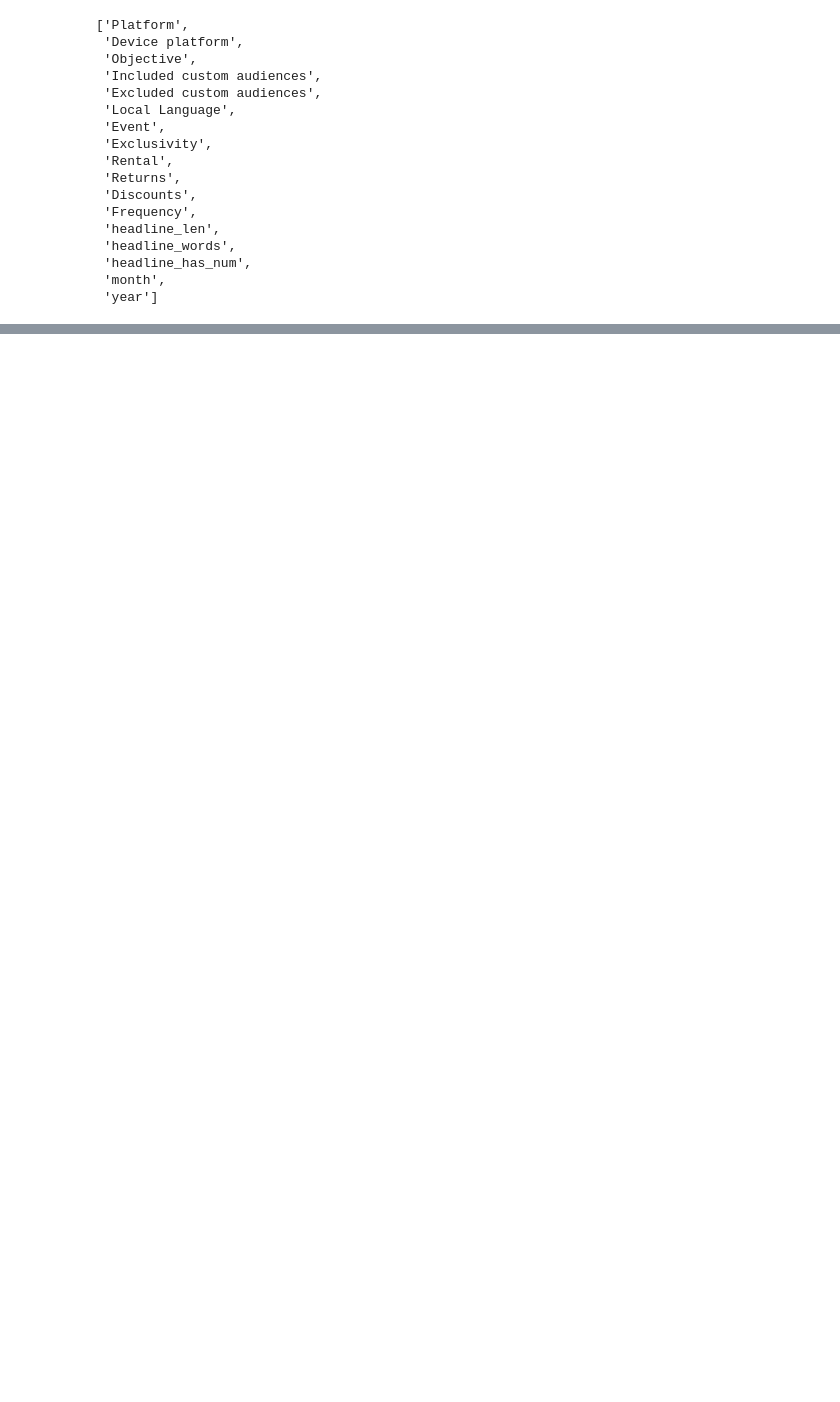
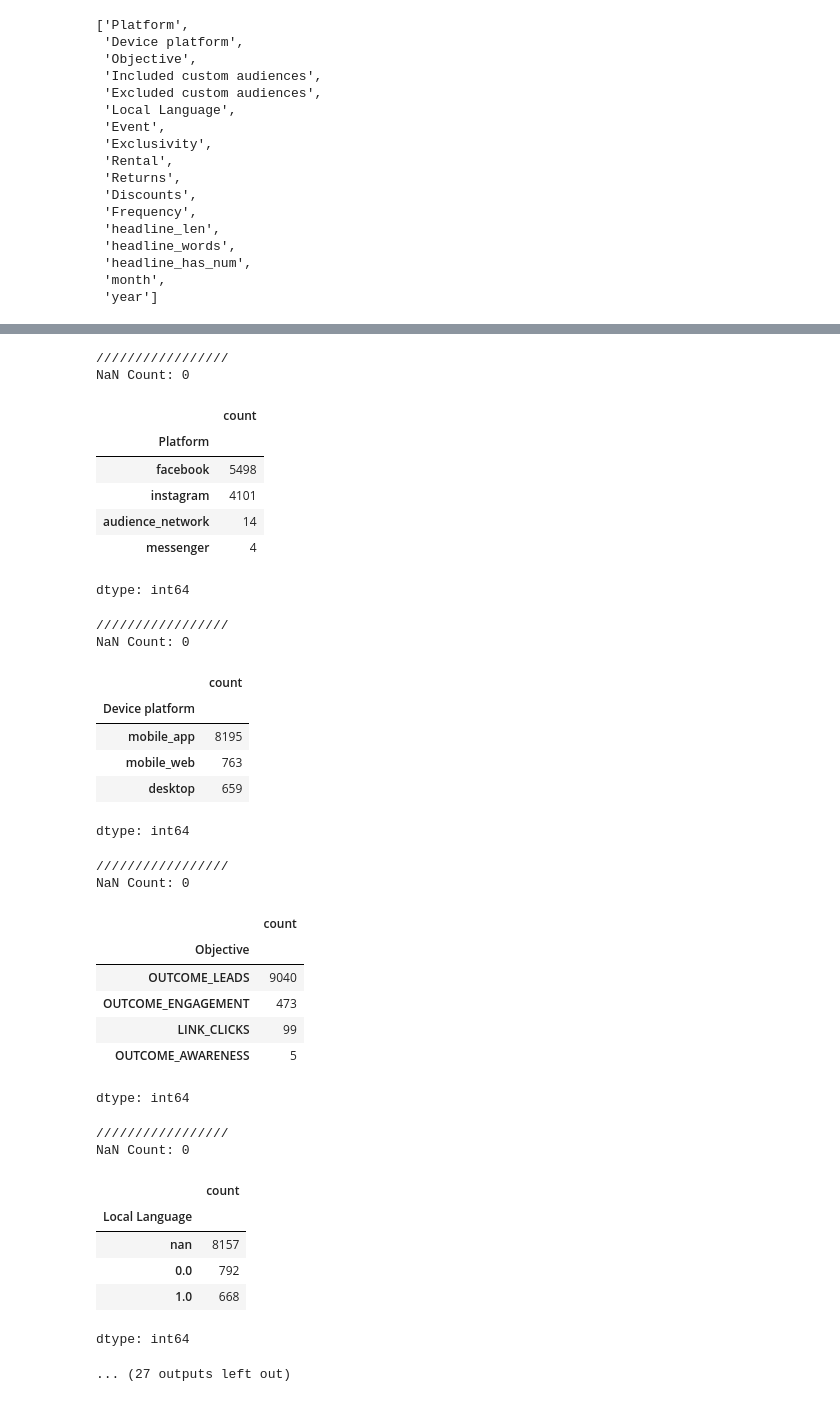
Before and after one commit to NicholasTYD/CS5284_Project, a Jupyter notebook: CS5284_Project.ipynb, the cells around one changed output, grey strips where cells are left out. Saved outputs shown, nothing was run; the diff lists cells and outputs as text; code cells hidden in the pictures; blank space fills up the shorter version.

```diff
--- a/CS5284_Project.ipynb
+++ b/CS5284_Project.ipynb
@@ -485,0 +530,45 @@ df[Features_to_utilise]
+# %%
+for c in [
+    "Platform","Device platform","Objective",
+    "Local Language","Event","Exclusivity","Rental","Returns","Discounts",
+    "Frequency","headline_len","headline_words","headline_has_num",
+] :
+  print("/////////////////")
+  print(f'NaN Count: {df[c].isna().sum()}')
+  display(df[c].value_counts())
+# %% [output]
+/////////////////
+NaN Count: 0
+|  | count |
+| Platform |  |
+| facebook | 5498 |
+| instagram | 4101 |
+| audience_network | 14 |
+| messenger | 4 |
+dtype: int64
+/////////////////
+NaN Count: 0
+|  | count |
+| Device platform |  |
+| mobile_app | 8195 |
+| mobile_web | 763 |
+| desktop | 659 |
+dtype: int64
+/////////////////
+NaN Count: 0
+|  | count |
+| Objective |  |
+| OUTCOME_LEADS | 9040 |
+| OUTCOME_ENGAGEMENT | 473 |
+| LINK_CLICKS | 99 |
+| OUTCOME_AWARENESS | 5 |
+dtype: int64
+/////////////////
+NaN Count: 0
+|  | count |
+| Local Language |  |
+| nan | 8157 |
+| 0.0 | 792 |
+| 1.0 | 668 |
+dtype: int64
+... (27 outputs left out)
```
Also changed, not shown: parts of 17 cells of this notebook.
